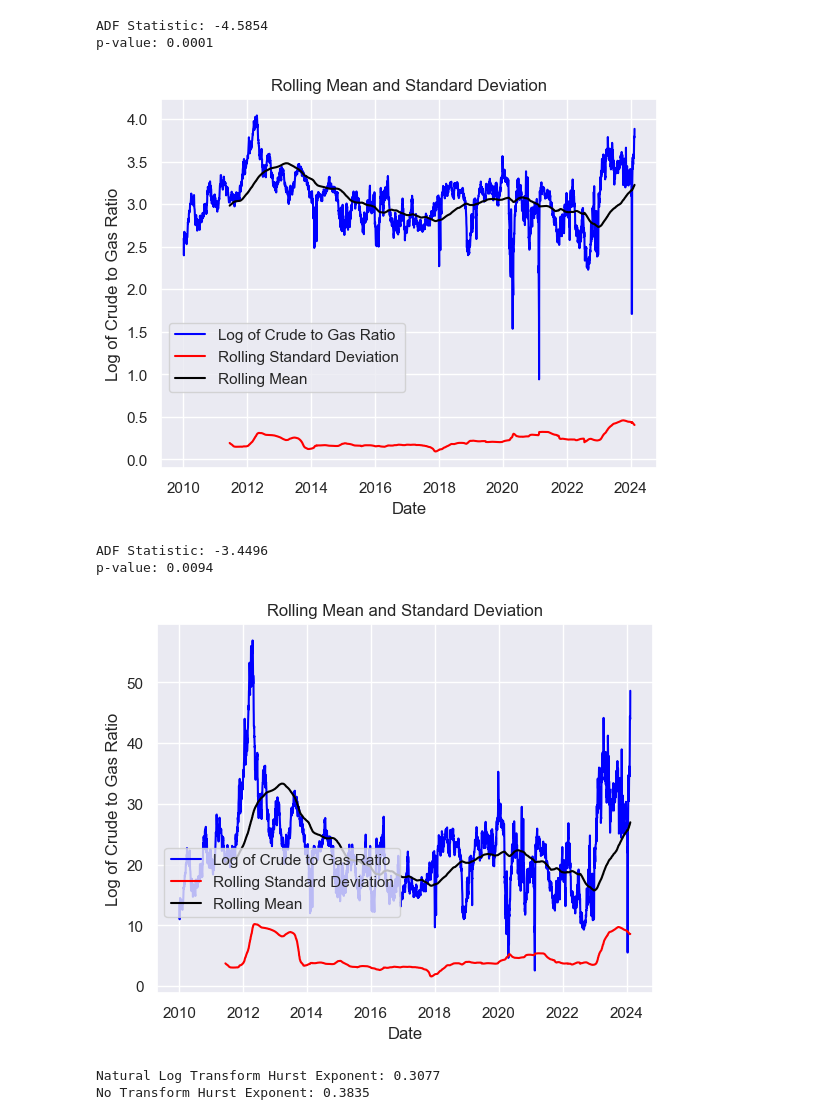
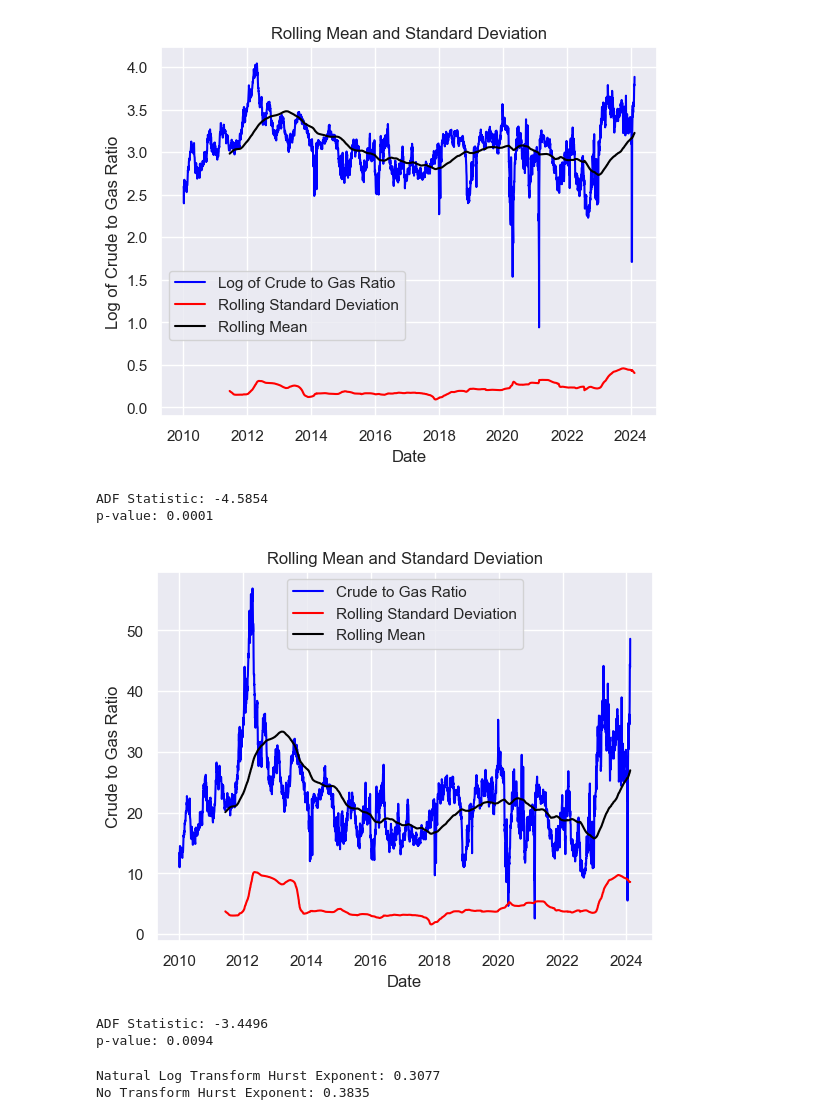
Before and after one commit to Steven23457/FNCE-443-Project, a Jupyter notebook: CrudetoGas.ipynb, the cells around one changed output. Drawn from its saved outputs; the diff is of its cells as text; code cells hidden in the pictures.

```diff
--- a/CrudetoGas.ipynb
+++ b/CrudetoGas.ipynb
@@ -42,37 +42,41 @@ def data_clean(gasdf,crudedf):
 
 df = data_clean(gasdf,crudedf)
 # %%
-def ad_fuller(test_series,date_range,plotchart):
+def ad_fuller(test_series,date_range,plotchart,prefix):
 
     result = sm.tsa.stattools.adfuller(test_series.values)
-
-    print('ADF Statistic: %.4f' % result[0])
-    print('p-value: %.4f' % result[1])
 
     series_std = test_series.rolling(window=365).std()
     series_mean = test_series.rolling(window=365).mean()
 
     if plotchart == True:
 
-        plt.plot(date_range,test_series,color='blue',label='Log of Crude to Gas Ratio')
+        plt.plot(date_range,test_series,color='blue',label= prefix + 'Crude to Gas Ratio')
         plt.plot(date_range,series_std,color='red',label='Rolling Standard Deviation')
         plt.plot(date_range,series_mean,color='black',label='Rolling Mean')
-        plt.legend(loc = 'center left',bbox_to_anchor=(0,0.3))
+
+        if prefix =="":
+            plt.legend(loc = 'upper center')
+        else:
+            plt.legend(loc = 'center left',bbox_to_anchor=(0,0.3))
         plt.xlabel('Date')
-        plt.ylabel('Log of Crude to Gas Ratio')
+        plt.ylabel(prefix + 'Crude to Gas Ratio')
         plt.title("Rolling Mean and Standard Deviation")
         plt.show()
+
+    print('ADF Statistic: %.4f' % result[0])
+    print('p-value: %.4f' % result[1])
 # %%
 plotchart = True
-ad_fuller(np.log(df['Crude to Gas Ratio']),df['period'],plotchart)
-ad_fuller(df['Crude to Gas Ratio'],df['period'],plotchart)
+ad_fuller(np.log(df['Crude to Gas Ratio']),df['period'],plotchart,"Log of ")
+ad_fuller(df['Crude to Gas Ratio'],df['period'],plotchart,"")
 # %% [output]
+[figure]
 ADF Statistic: -4.5854
 p-value: 0.0001
-[figure]
+[figure, new version]
 ADF Statistic: -3.4496
 p-value: 0.0094
-[figure, old version]
 # %%
 def hurst_exponent(data,transform):
     data = np.array(data)
```
Also changed, not shown: parts of 6 cells of this notebook.
